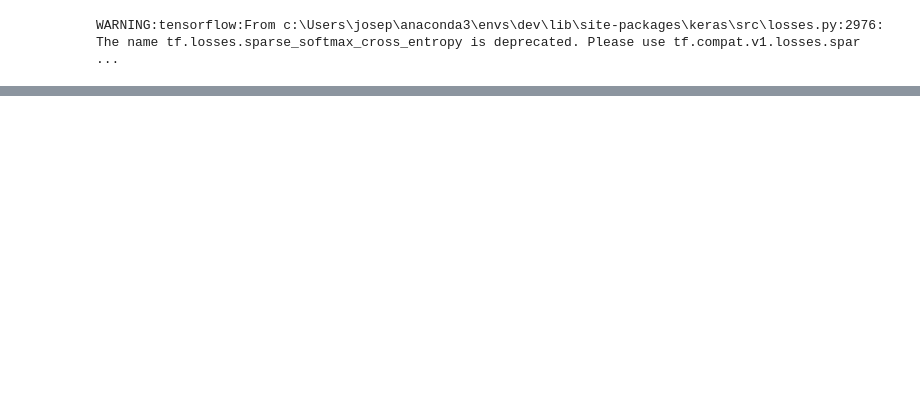
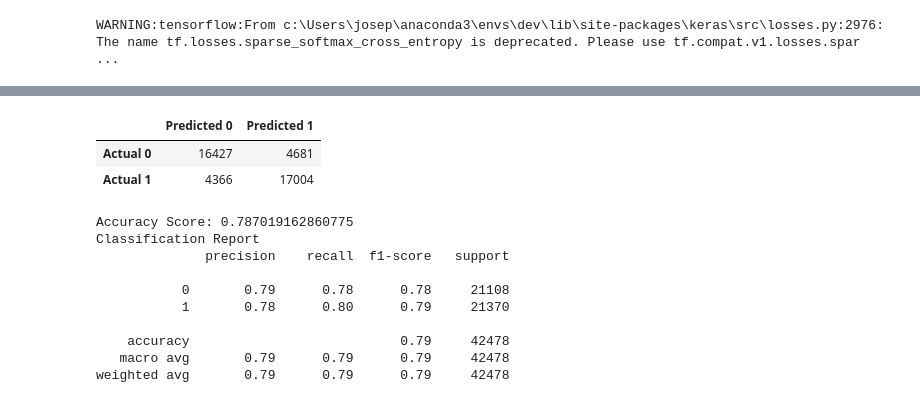
Before and after one commit to jossharlequin/spotify-popularity-project, a Jupyter notebook: spotify-predictions-neural-network.ipynb, the cells around one changed output, grey strips where cells are left out. Saved outputs shown, nothing was run; the diff lists cells and outputs as text; code cells hidden in the pictures; blank space fills up the shorter version.

```diff
--- a/spotify-predictions-neural-network.ipynb
+++ b/spotify-predictions-neural-network.ipynb
@@ -85,16 +150,42 @@ Loss: 0.9128164649009705, Accuracy: 0.6056547164916992
 # %%
 # Defining the neural network
 nn_model = tf.keras.models.Sequential()
-nn_model.add(tf.keras.layers.Dense(units=16, activation="tanh", input_dim=13))
-nn_model.add(tf.keras.layers.Dense(5, activation="softmax"))
+nn_model.add(tf.keras.layers.Dense(units=18, activation="relu", input_dim=13))
+nn_model.add(tf.keras.layers.Dense(units=18, activation="relu"))
+nn_model.add(tf.keras.layers.Dense(units=18, activation="relu"))
+nn_model.add(tf.keras.layers.Dense(units=18, activation="relu"))
+nn_model.add(tf.keras.layers.Dense(2, activation="softmax"))
 
 # Compile the sequential model together and customize metrics
 nn_model.compile(loss="categorical_crossentropy", optimizer="adam", metrics=["accuracy"])
 
 # Training the model
-fit_model = nn_model.fit(X_train, y_train_one_hot, epochs=10)
+fit_model = nn_model.fit(X_train, y_train_one_hot, epochs=100)
 
 # Evaluating the model using the test data
 model_loss, model_accuracy = nn_model.evaluate(X_test, y_test_one_hot, verbose=2)
-print(f"Loss: {model_loss}, Accuracy score: {model_accuracy}")
+print(f"Loss: {model_loss}, Accuracy: {model_accuracy}")
+
+# Finding predicted y classes
+y_predicted = nn_model.predict(X_test)
+
+# Converting y_predicted and y_test_one_hot into integer values for confusion matrix and accuracy score
+y_test_classes = np.argmax(y_test_one_hot, axis=1)
+y_predicted_classes = np.argmax(y_predicted, axis=1)
+
+# Creating confusion matrix
+cm = confusion_matrix(y_test_classes, y_predicted_classes)
+cm_df = pd.DataFrame(
+    cm, index=['Actual 0','Actual 1'], columns=['Predicted 0','Predicted 1']
+)
+
+# Creating accuracy score
+acc_score = accuracy_score(y_test_classes, y_predicted_classes)
+
+# Displaying results
+print("Confusion Matrix")
+display(cm_df)
+print(f"Accuracy Score: {acc_score}")
+print("Classification Report")
+print(classification_report(y_test_classes, y_predicted_classes))
 # %% [output]
@@ -111,0 +209,13 @@ Epoch 6/10
+|  | Predicted 0 | Predicted 1 |
+| Actual 0 | 16427 | 4681 |
+| Actual 1 | 4366 | 17004 |
+Accuracy Score: 0.787019162860775
+Classification Report
+              precision    recall  f1-score   support
+
+           0       0.79      0.78      0.78     21108
+           1       0.78      0.80      0.79     21370
+
+    accuracy                           0.79     42478
+   macro avg       0.79      0.79      0.79     42478
+weighted avg       0.79      0.79      0.79     42478
```
Also changed, not shown: parts of 9 cells of this notebook, 11 other files.
